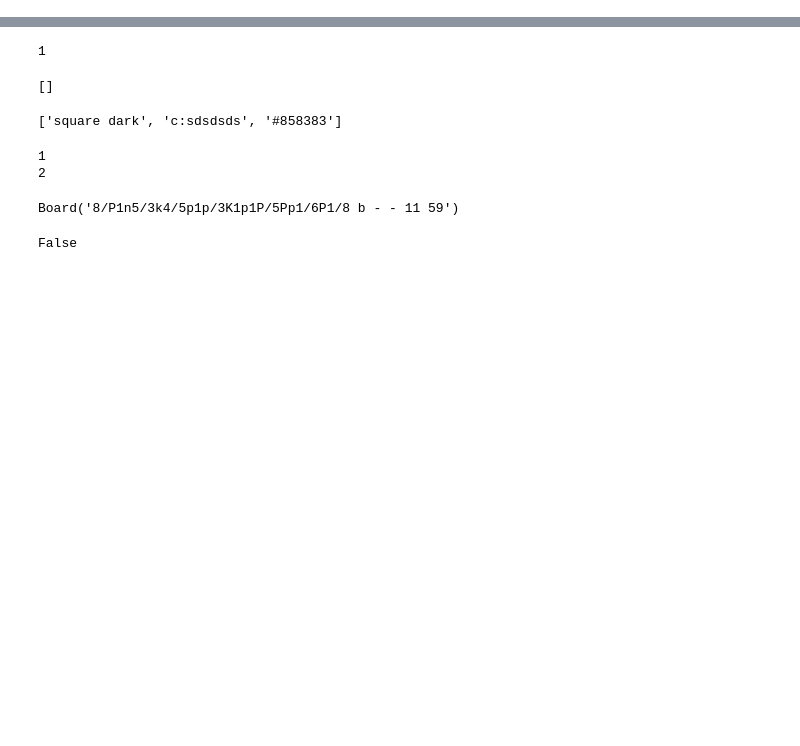
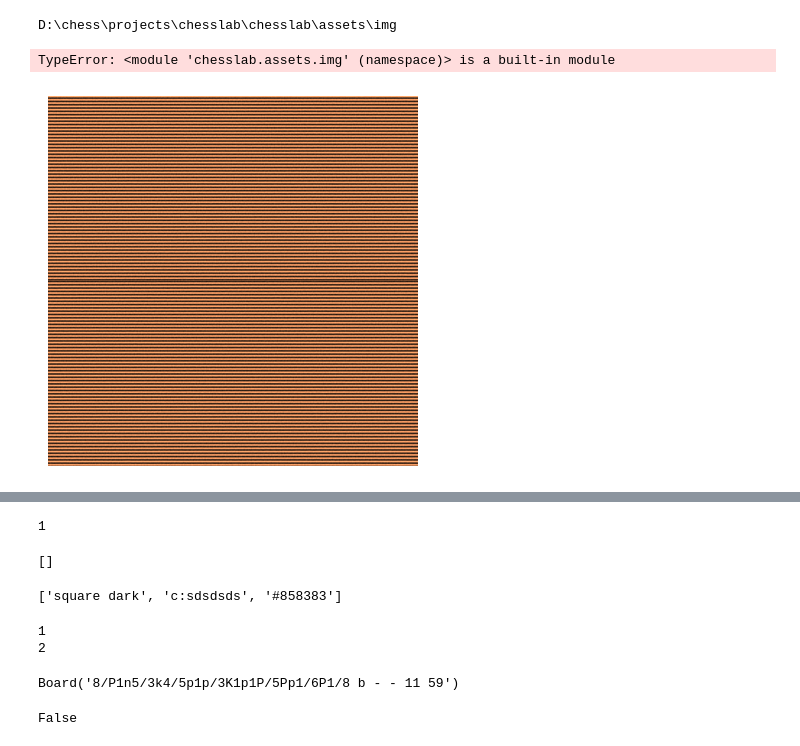
Before and after one commit to warpdynamicsltd/chesslab, a Jupyter notebook: notebooks/draft.ipynb, the cells around one changed output, grey strips where cells are left out. Drawn from its saved outputs; the diff is of its cells as text; code cells hidden in the pictures; blank space fills up the shorter version.

```diff
--- a/notebooks/draft.ipynb
+++ b/notebooks/draft.ipynb
@@ -8,0 +11,57 @@ from IPython.display import display
+# %%
+print(chesslab.assets.img.__path__[0])
+# %% [output]
+D:\chess\projects\chesslab\chesslab\assets\img
+# %%
+import inspect
+
+inspect.getfile(chesslab.assets.img)
+# %% [output]
+TypeError: <module 'chesslab.assets.img' (namespace)> is a built-in module
+# %%
+import numpy as np
+import matplotlib.pyplot as plt
+from noise import pnoise2
+
+def generate_wood_texture(width, height, scale=0.1, rings=10, contrast=1.5):
+    # Create a 2D array to hold the Perlin noise values
+    wood_texture = np.zeros((height, width))
+
+    # Generate the Perlin noise based wood texture
+    for y in range(height):
+        for x in range(width):
+            # Generate base noise
+            noise = pnoise2(x * scale,
+                            y * scale,
+                            octaves=1,
+                            persistence=0.5,
+                            lacunarity=2.0,
+                            repeatx=1024,
+                            repeaty=1024,
+                            base=0)
+
+            # Apply a vertical gradient to simulate rings
+            distance_to_center = abs((y - height / 2) / (height / 2))
+            ring_factor = np.sin(distance_to_center * np.pi * rings) * contrast
+
+            wood_texture[y, x] = noise + ring_factor
+            # wood_texture[y, x] = ring_factor
+
+    # Normalize the texture values
+    wood_texture = (wood_texture - np.min(wood_texture)) / (np.max(wood_texture) - np.min(wood_texture))
+
+    return wood_texture
+
+# Parameters for the texture
+width, height = 512, 512
+scale = 0.5  # Scale of the noise
+rings = 400    # Number of rings in the wood texture
+contrast = 5.  # Contrast between light and dark areas
+
+# Generate and show the wood texture
+texture = generate_wood_texture(width, height, scale, rings, contrast)
+plt.imshow(texture, cmap='copper', origin='lower')
+plt.axis('off')
+plt.show()
+# %% [output]
+[figure, added]
```
Also changed, not shown: parts of 7 cells of this notebook, 5 other files.
